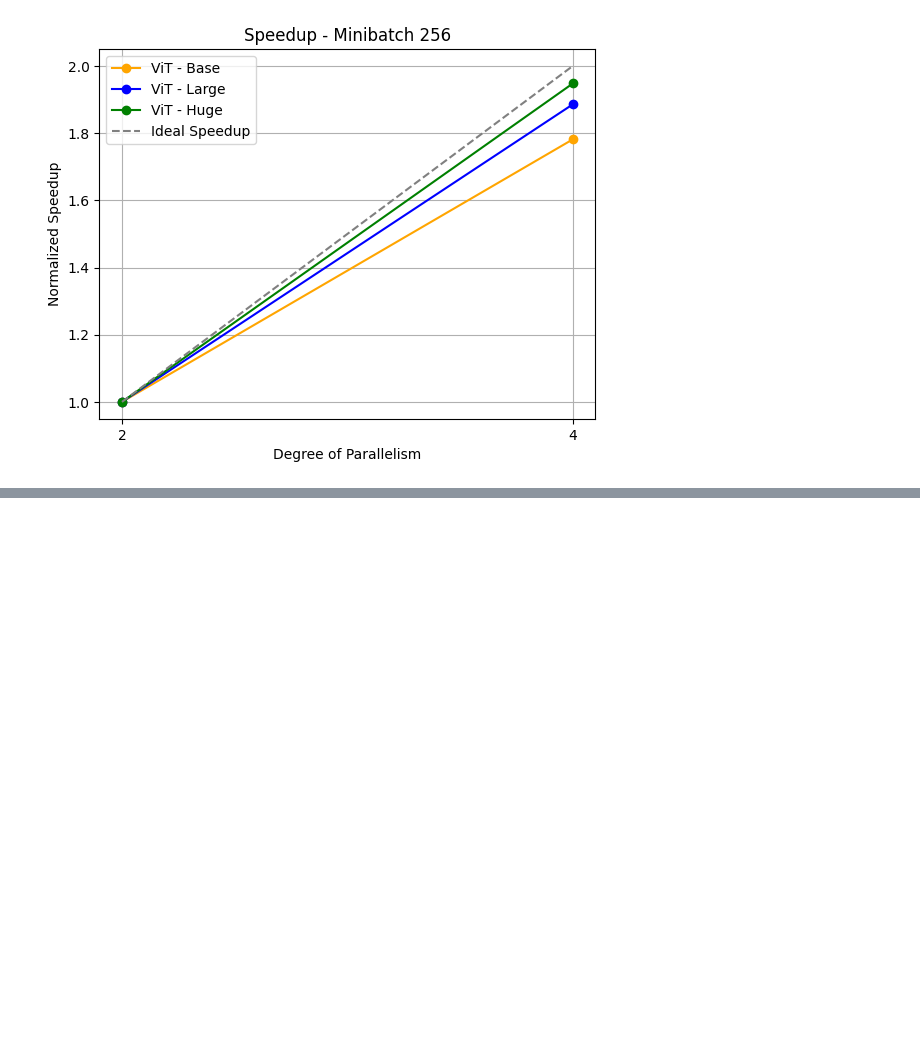
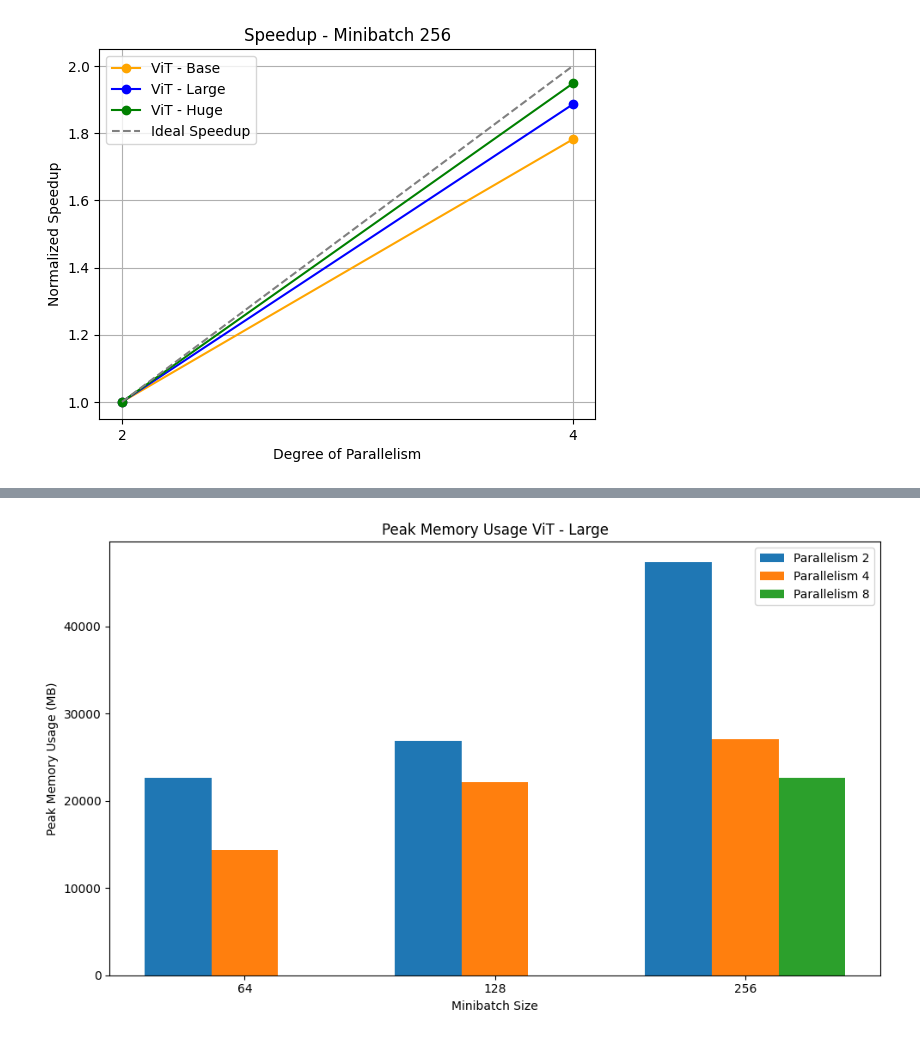
Before and after one commit to JacopoRaffi/Master_Thesis, a Jupyter notebook: analysis/ddp.ipynb, the cells around one changed output, grey strips where cells are left out. Cells and saved outputs as stored; diff of their text form; code cells hidden in the pictures; blank space fills up the shorter version.

```diff
--- a/analysis/ddp.ipynb
+++ b/analysis/ddp.ipynb
@@ -390,0 +179,24 @@ ddp_2["minibatch_time"].sum(), ddp_4["minibatch_time"].sum()
+# %%
+# ViT Large
+ddp_2_64_large = pd.read_csv("../log/rank_0_synch_ddp_2_minibatch_64_vit-large-patch16-224-in21k_model.csv")
+ddp_4_64_large = pd.read_csv("../log/rank_0_synch_ddp_4_minibatch_64_vit-large-patch16-224-in21k_model.csv")
+ddp_2_128_large = pd.read_csv("../log/rank_0_synch_ddp_2_minibatch_128_vit-large-patch16-224-in21k_model.csv")
+ddp_4_128_large = pd.read_csv("../log/rank_0_synch_ddp_4_minibatch_128_vit-large-patch16-224-in21k_model.csv")
+ddp_2_256_large = pd.read_csv("../log/rank_0_synch_ddp_2_minibatch_256_vit-large-patch16-224-in21k_model.csv")
+ddp_4_256_large = pd.read_csv("../log/rank_0_synch_ddp_4_minibatch_256_vit-large-patch16-224-in21k_model.csv")
+ddp_8_256_large = pd.read_csv("../log/rank_0_synch_ddp_8_minibatch_256_vit-large-patch16-224-in21k_model.csv")
+ddp_2_64_large = ddp_2_64_large[ddp_2_64_large["phase"] == "train"]
+ddp_4_64_large = ddp_4_64_large[ddp_4_64_large["phase"] == "train"]
+ddp_2_128_large = ddp_2_128_large[ddp_2_128_large["phase"] == "train"]
+ddp_4_128_large = ddp_4_128_large[ddp_4_128_large["phase"] == "train"]
+ddp_2_256_large = ddp_2_256_large[ddp_2_256_large["phase"] == "train"]
+ddp_4_256_large = ddp_4_256_large[ddp_4_256_large["phase"] == "train"]
+ddp_8_256_large = ddp_8_256_large[ddp_8_256_large["phase"] == "train"]
+memory_data_large = {
+    64: {2: ddp_2_64_large, 4: ddp_4_64_large},
+    128: {2: ddp_2_128_large, 4: ddp_4_128_large},
+    256: {2: ddp_2_256_large, 4: ddp_4_256_large, 8: ddp_8_256_large}
+}
+plot_memory_usage(memory_data_large, "Peak Memory Usage ViT - Large")
+# %% [output]
+[figure, added]
```
Also changed, not shown: parts of 34 cells of this notebook, 1 other file.
